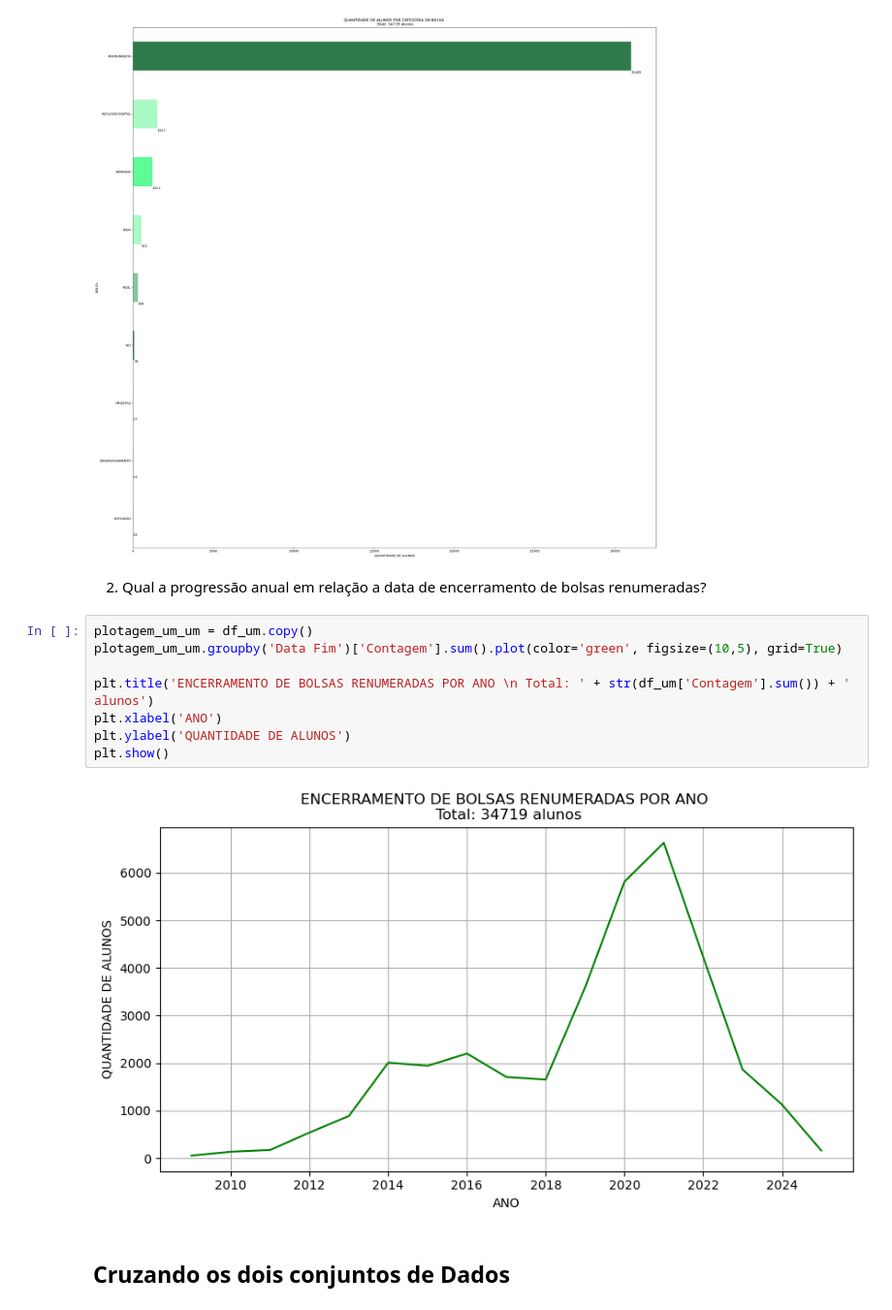
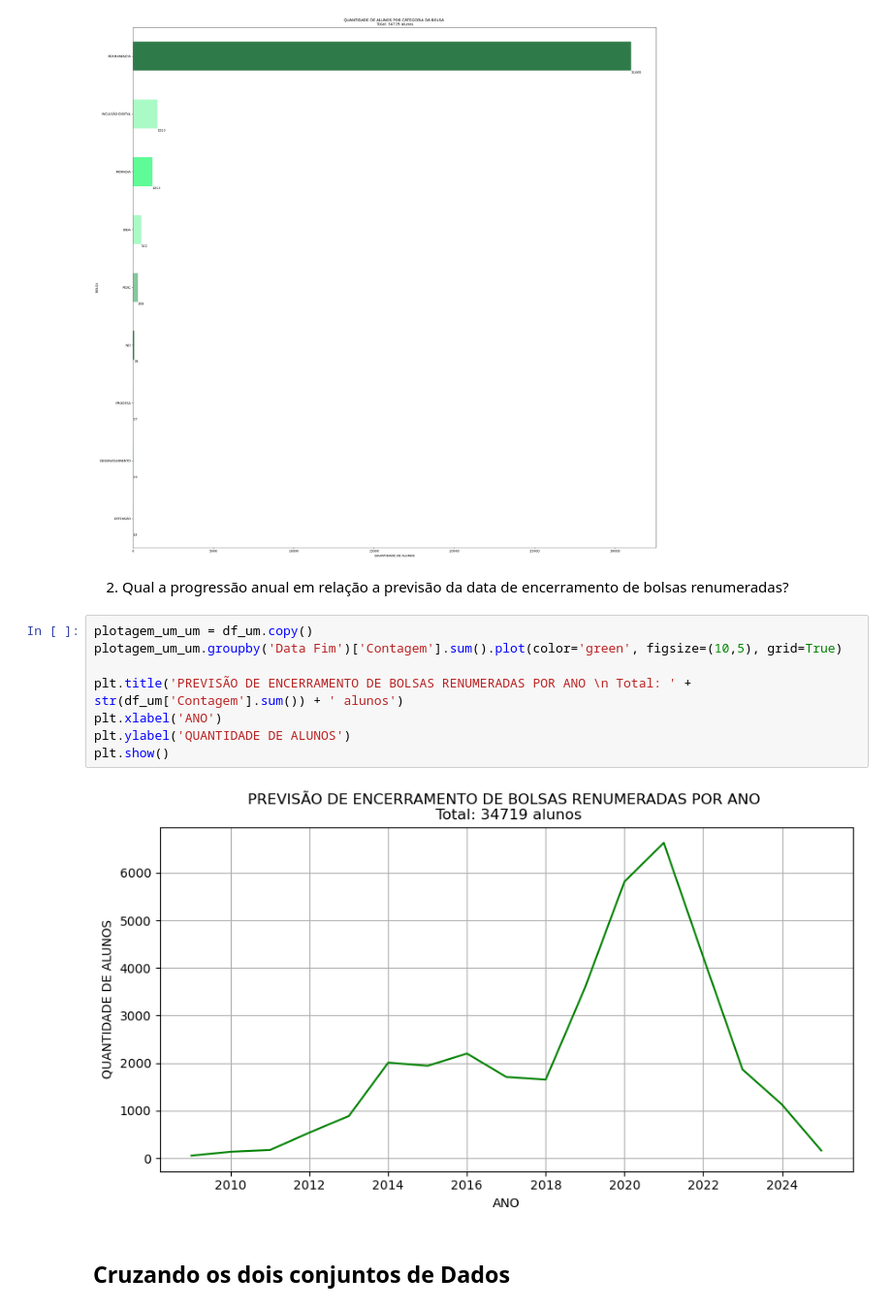
Before and after one commit to riguedes/IC_UFOP, a Jupyter notebook: teste.ipynb, the cells around one changed output. Shown at 97% size. Cells and saved outputs as stored; diff of their text form.

```diff
--- a/teste.ipynb
+++ b/teste.ipynb
@@ -636,17 +528,17 @@ plt.show()
 # %% [output]
 [figure]
 # %% [markdown]
-2. Qual a progressão anual em relação a data de encerramento de bolsas renumeradas?
+2. Qual a progressão anual em relação a previsão da data de encerramento de bolsas renumeradas?
 # %%
 plotagem_um_um = df_um.copy()
 plotagem_um_um.groupby('Data Fim')['Contagem'].sum().plot(color='green', figsize=(10,5), grid=True)
 
-plt.title('ENCERRAMENTO DE BOLSAS RENUMERADAS POR ANO \n Total: ' + str(df_um['Contagem'].sum()) + ' alunos')
+plt.title('PREVISÃO DE ENCERRAMENTO DE BOLSAS RENUMERADAS POR ANO \n Total: ' + str(df_um['Contagem'].sum()) + ' alunos')
 plt.xlabel('ANO')
 plt.ylabel('QUANTIDADE DE ALUNOS')
 plt.show()
 # %% [output]
-[figure, old version]
+[figure, new version]
 # %% [markdown]
 ## Cruzando os dois conjuntos de Dados
 # %% [markdown]
```
Also changed, not shown: parts of 75 cells of this notebook.
